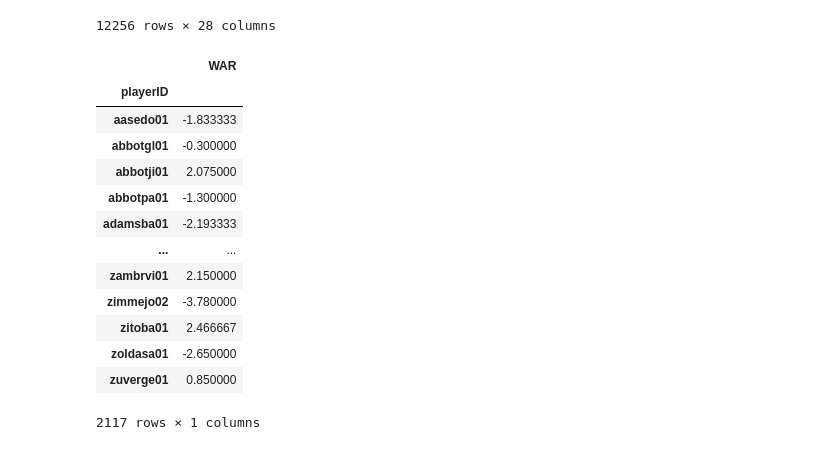
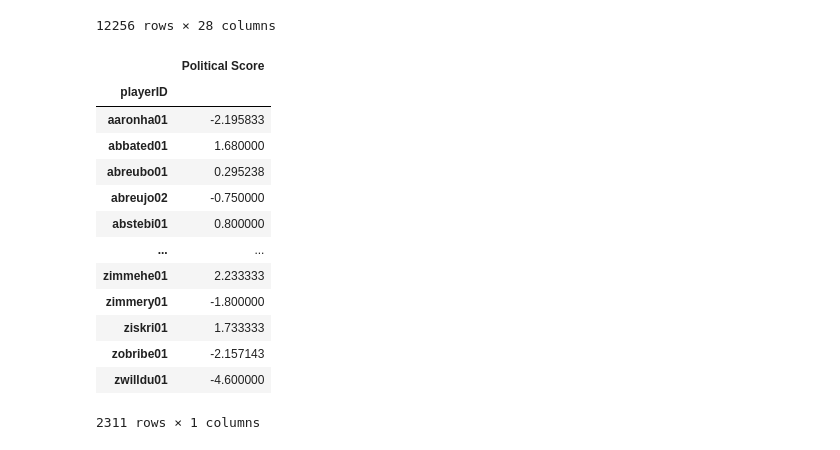
Before and after one commit to texasfight/BaseballDashboard, a Jupyter notebook: irvin_political.ipynb, the cells around one changed output. Cells and saved outputs as stored; diff of their text form; code cells hidden in the pictures.

Commit message:
Updated political scores with proper naming

```diff
--- a/irvin_political.ipynb
+++ b/irvin_political.ipynb
@@ -212,26 +212,27 @@ bat_pres_comp = batting_political.groupby(["playerID", "demPres"]).agg({"WAR": "
 bat_pres_comp = bat_pres_comp.fillna(0)
 # %%
 batting_political_score = bat_pres_comp.groupby("playerID").agg(np.subtract.reduce)
+# %%
+batting_political_score.columns = ['Political Score']
+batting_political_score
+# %% [output]
+|  | Political Score |
+| playerID |  |
+| aaronha01 | -2.195833 |
+| abbated01 | 1.680000 |
+| abreubo01 | 0.295238 |
+| abreujo02 | -0.750000 |
+| abstebi01 | 0.800000 |
+| ... | ... |
+| zimmehe01 | 2.233333 |
+| zimmery01 | -1.800000 |
+| ziskri01 | 1.733333 |
+| zobribe01 | -2.157143 |
+| zwilldu01 | -4.600000 |
+2311 rows × 1 columns
 # %%
 idx = pd.MultiIndex.from_product((pitching_political['playerID'].unique(), pitching_political['demPres'].unique()),
                                  names=["playerID", "demPres"])
 pitch_pres_comp = pitching_political.groupby(["playerID", "demPres"]).agg({"WAR": "mean"}).reindex(idx)
 pitch_pres_comp = pitch_pres_comp.fillna(0)
 pitching_political_score = pitch_pres_comp.groupby("playerID").agg(np.subtract.reduce)
-# %%
-pitching_political_score
-# %% [output]
-|  | WAR |
-| playerID |  |
-| aasedo01 | -1.833333 |
-| abbotgl01 | -0.300000 |
-| abbotji01 | 2.075000 |
-| abbotpa01 | -1.300000 |
-| adamsba01 | -2.193333 |
-| ... | ... |
-| zambrvi01 | 2.150000 |
-| zimmejo02 | -3.780000 |
-| zitoba01 | 2.466667 |
-| zoldasa01 | -2.650000 |
-| zuverge01 | 0.850000 |
-2117 rows × 1 columns
```
Also changed, not shown: parts of 1 cell of this notebook.
